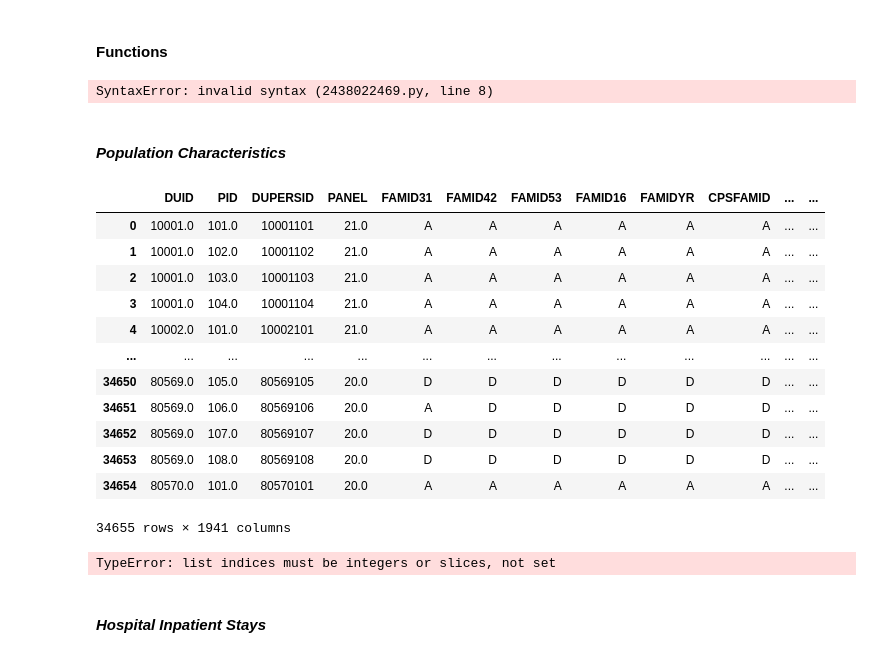
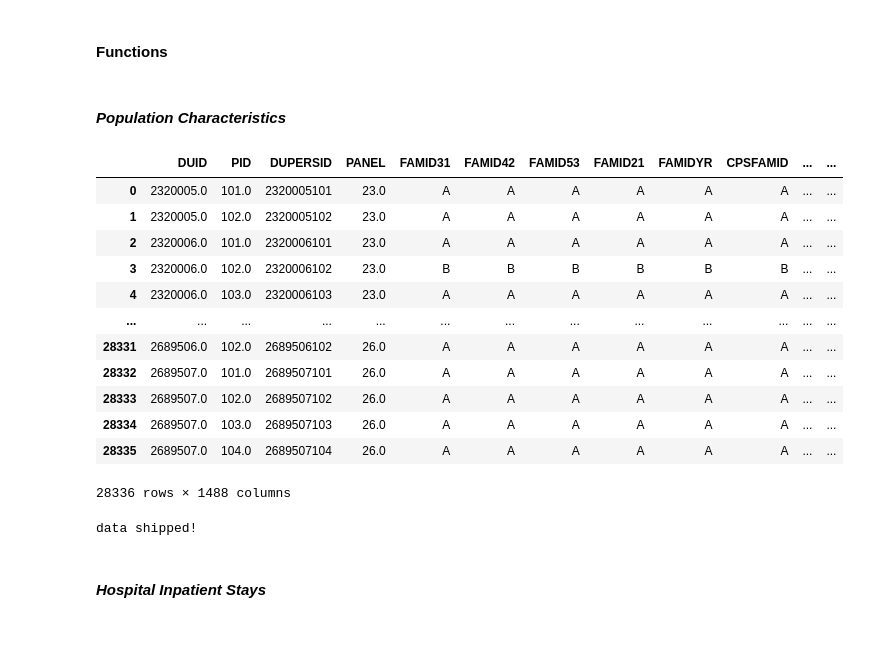
Before and after one commit to kudzuweb/capstone-MEPS-Data-Exploration, a Jupyter notebook: notebooks/cleanupcapstonedata.ipynb, the cells around one changed output. Drawn from its saved outputs; the diff is of its cells as text; code cells hidden in the pictures.

Commit message:
All data exported to csv.

```diff
--- a/notebooks/cleanupcapstonedata.ipynb
+++ b/notebooks/cleanupcapstonedata.ipynb
@@ -19,20 +32,18 @@ def readSAS(source, ids, dict):
     return ps, dict
 # %%
 #define function to rename dfs to appropriate filenames
+
 def renameMasters(dict, start_year, prefix, ids):
-
     renamed_dict = {}
     current_year = start_year
 
-    for i in range(1, len(dict) + 1):
-        original_key = word for word in ids
-        new_key = f'{prefix}_{current_year}'
-        renamed_dict[new_key] = dict[original_key]
-        current_year -= 1
+    for original_key in ids:
+        if original_key in dict:
+            new_key = f'{prefix}_{current_year}'
+            renamed_dict[new_key] = dict[original_key]
+            current_year -= 1
 
     return renamed_dict
-# %% [output]
-SyntaxError: invalid syntax (2438022469.py, line 8)
 # %%
 #define function to export each df in dictionary to csv
 def shipData(dest, dir, dict):
@@ -43,44 +54,46 @@ def shipData(dest, dir, dict):
     return print('data shipped!')
 # %% [markdown]
 #### *Population Characteristics*
+# %%
+#call function to read in V9 files and add to dictionary
+ids = ['h233', 'h224', 'h216', 'h209', 'h201']
+fpcdata = {}
+
+ps, fpcdata = readV9('fpc', ids, fpcdata)
 # %%
-#call function to read in sas files and add to dictionary
-# source = 'fpc'
-# invalid_ids = ['h233', 'h224', 'h216', 'h209', 'h201']
+#call function to read in SAS files and add to dictionary
 ids = ['h192', 'h181', 'h171', 'h163', 'h155']
-dict = fpcdata
 
-ps, fpcdata = readSAS('fpc', ids, dict)
+ps, fpcdata = readSAS('fpc', ids, fpcdata)
-# %%
-fpcdata['h192']
-# %% [output]
-|  | DUID | PID | DUPERSID | PANEL | FAMID31 | FAMID42 | FAMID53 | FAMID16 | FAMIDYR | CPSFAMID | ... | ... |
-| 0 | 10001.0 | 101.0 | 10001101 | 21.0 | A | A | A | A | A | A | ... | ... |
-| 1 | 10001.0 | 102.0 | 10001102 | 21.0 | A | A | A | A | A | A | ... | ... |
-| 2 | 10001.0 | 103.0 | 10001103 | 21.0 | A | A | A | A | A | A | ... | ... |
-| 3 | 10001.0 | 104.0 | 10001104 | 21.0 | A | A | A | A | A | A | ... | ... |
-| 4 | 10002.0 | 101.0 | 10002101 | 21.0 | A | A | A | A | A | A | ... | ... |
-| ... | ... | ... | ... | ... | ... | ... | ... | ... | ... | ... | ... | ... |
-| 34650 | 80569.0 | 105.0 | 80569105 | 20.0 | D | D | D | D | D | D | ... | ... |
-| 34651 | 80569.0 | 106.0 | 80569106 | 20.0 | A | D | D | D | D | D | ... | ... |
-| 34652 | 80569.0 | 107.0 | 80569107 | 20.0 | D | D | D | D | D | D | ... | ... |
-| 34653 | 80569.0 | 108.0 | 80569108 | 20.0 | D | D | D | D | D | D | ... | ... |
-| 34654 | 80570.0 | 101.0 | 80570101 | 20.0 | A | A | A | A | A | A | ... | ... |
-34655 rows × 1941 columns
 # %%
 #call function to rename dfs to appropriate filenames
-# dict = fpcdata
-# prefix = 'fpc_data'
-# ids = {1:'h192', 2:'h181', 3:'h171', 4:'h163', 5:'h155'}
-ids = ['h192', 'h181', 'h171', 'h163', 'h155']
+ids = ['h233', 'h224', 'h216', 'h209', 'h201', 'h192', 'h181', 'h171', 'h163', 'h155']
 
 fpcdata = renameMasters(fpcdata, 2021, 'fpc_data', ids)
-# %% [output]
-TypeError: list indices must be integers or slices, not set
+# %%
+fpcdata['fpc_data_2021']
+# %% [output]
+|  | DUID | PID | DUPERSID | PANEL | FAMID31 | FAMID42 | FAMID53 | FAMID21 | FAMIDYR | CPSFAMID | ... | ... |
+| 0 | 2320005.0 | 101.0 | 2320005101 | 23.0 | A | A | A | A | A | A | ... | ... |
+| 1 | 2320005.0 | 102.0 | 2320005102 | 23.0 | A | A | A | A | A | A | ... | ... |
+| 2 | 2320006.0 | 101.0 | 2320006101 | 23.0 | A | A | A | A | A | A | ... | ... |
+| 3 | 2320006.0 | 102.0 | 2320006102 | 23.0 | B | B | B | B | B | B | ... | ... |
+| 4 | 2320006.0 | 103.0 | 2320006103 | 23.0 | A | A | A | A | A | A | ... | ... |
+| ... | ... | ... | ... | ... | ... | ... | ... | ... | ... | ... | ... | ... |
+| 28331 | 2689506.0 | 102.0 | 2689506102 | 26.0 | A | A | A | A | A | A | ... | ... |
+| 28332 | 2689507.0 | 101.0 | 2689507101 | 26.0 | A | A | A | A | A | A | ... | ... |
+| 28333 | 2689507.0 | 102.0 | 2689507102 | 26.0 | A | A | A | A | A | A | ... | ... |
+| 28334 | 2689507.0 | 103.0 | 2689507103 | 26.0 | A | A | A | A | A | A | ... | ... |
+| 28335 | 2689507.0 | 104.0 | 2689507104 | 26.0 | A | A | A | A | A | A | ... | ... |
+28336 rows × 1488 columns
 # %%
 #call function to export csvs
 dest = 'fpc'
-dir = f'../data/{prefix}'
+dir = f'../data/{dest}'
 dict = fpcdata
+
+shipData(dest, dir, dict)
+# %% [output]
+data shipped!
 # %% [markdown]
 #### *Hospital Inpatient Stays*
```
Also changed, not shown: parts of 17 cells of this notebook.
